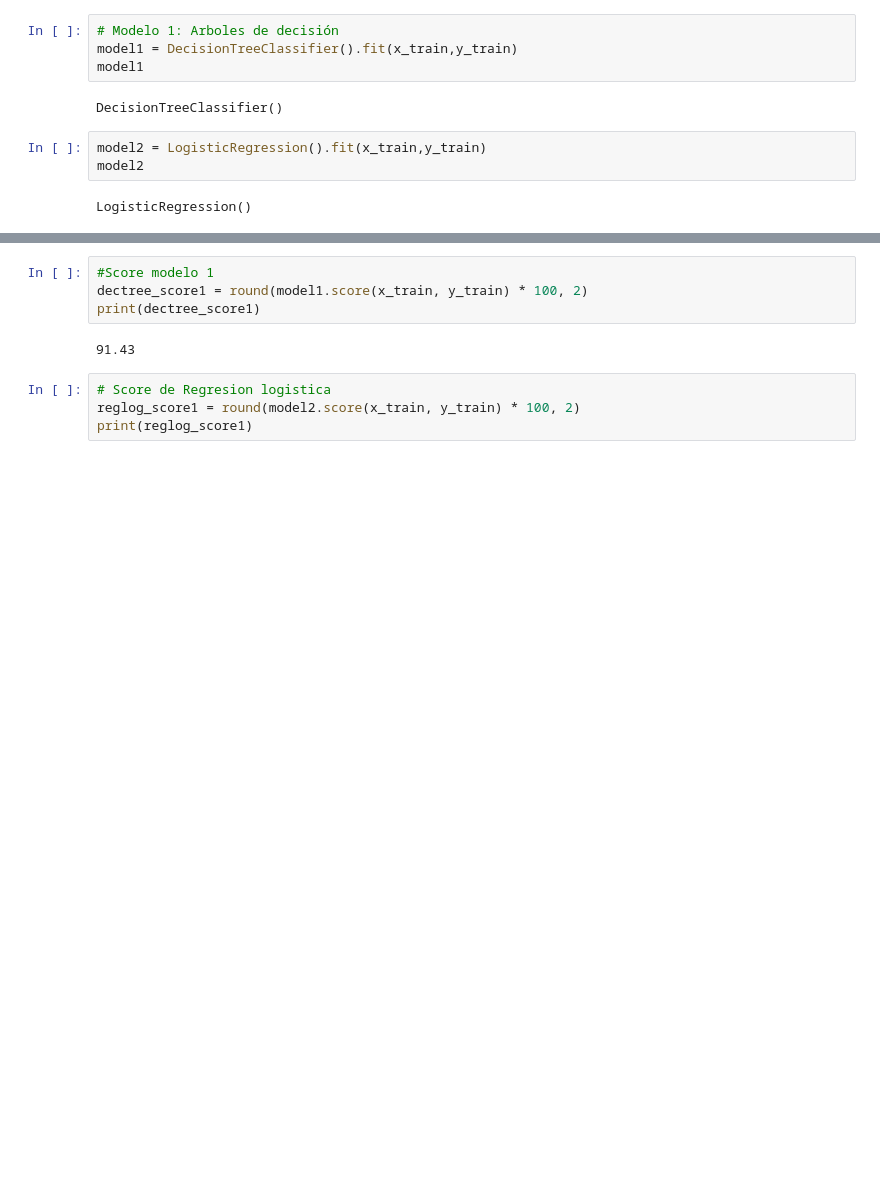
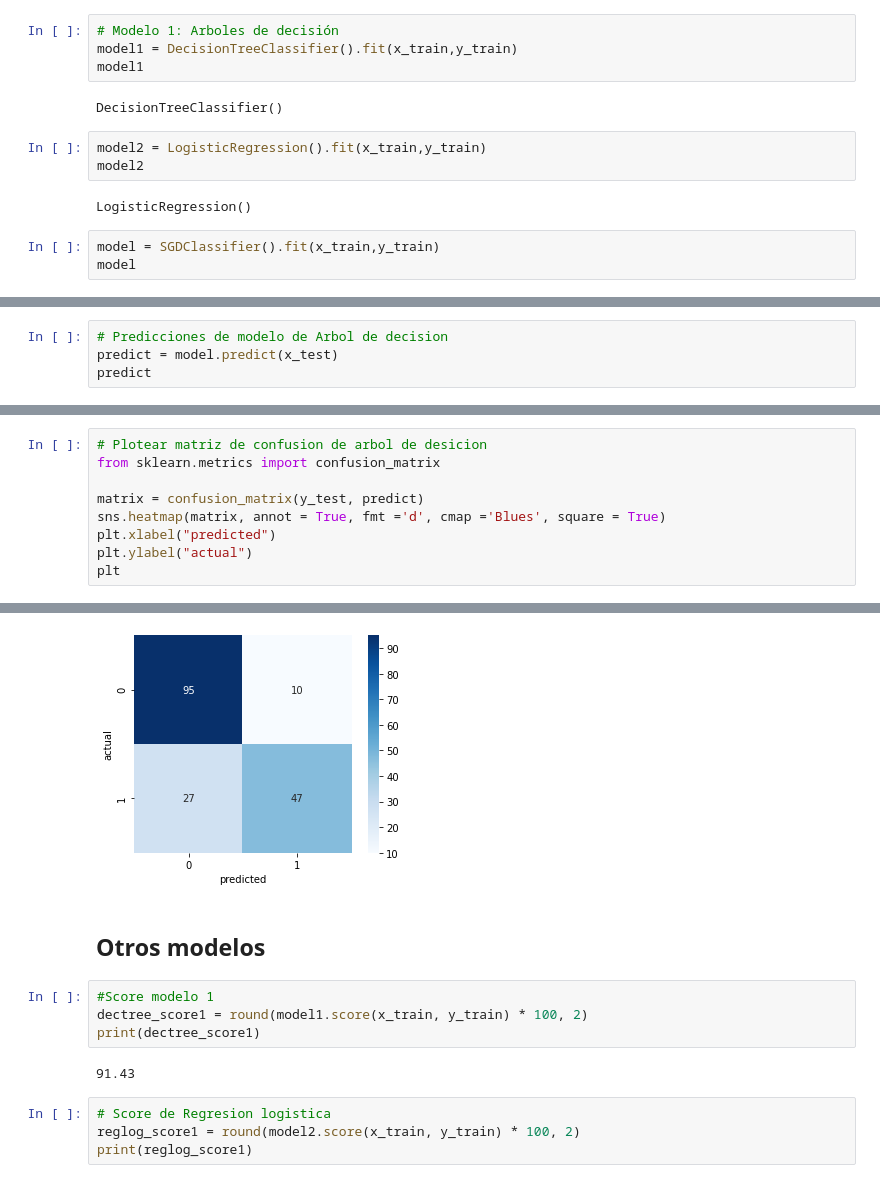
Before and after one commit to AngelloVillanueva/titanic_kaggle, a Jupyter notebook: Titanic.ipynb, the cells around one changed output, grey strips where cells are left out. Cells and saved outputs as stored; diff of their text form; blank space fills up the shorter version.

```diff
--- a/Titanic.ipynb
+++ b/Titanic.ipynb
@@ -1034,3 +1036,6 @@ model2 = LogisticRegression().fit(x_train,y_train)
 model2
 # %% [output]
 LogisticRegression()
+# %%
+model = SGDClassifier().fit(x_train,y_train)
+model
@@ -1036,0 +1048,4 @@ LogisticRegression()
+# %%
+# Predicciones de modelo de Arbol de decision
+predict = model.predict(x_test)
+predict
@@ -1036,0 +1076,10 @@ LogisticRegression()
+# %%
+# Plotear matriz de confusion de arbol de desicion
+from sklearn.metrics import confusion_matrix
+
+matrix = confusion_matrix(y_test, predict)
+sns.heatmap(matrix, annot = True, fmt ='d', cmap ='Blues', square = True)
+plt.xlabel("predicted")
+plt.ylabel("actual")
+plt
+# %% [output]
@@ -1037,3 +1087,6 @@ LogisticRegression()
+[figure, added]
+# %% [markdown]
+## Otros modelos
 # %%
 #Score modelo 1
 dectree_score1 = round(model1.score(x_train, y_train) * 100, 2)
```
Also changed, not shown: parts of 6 cells of this notebook, 1 other file.
